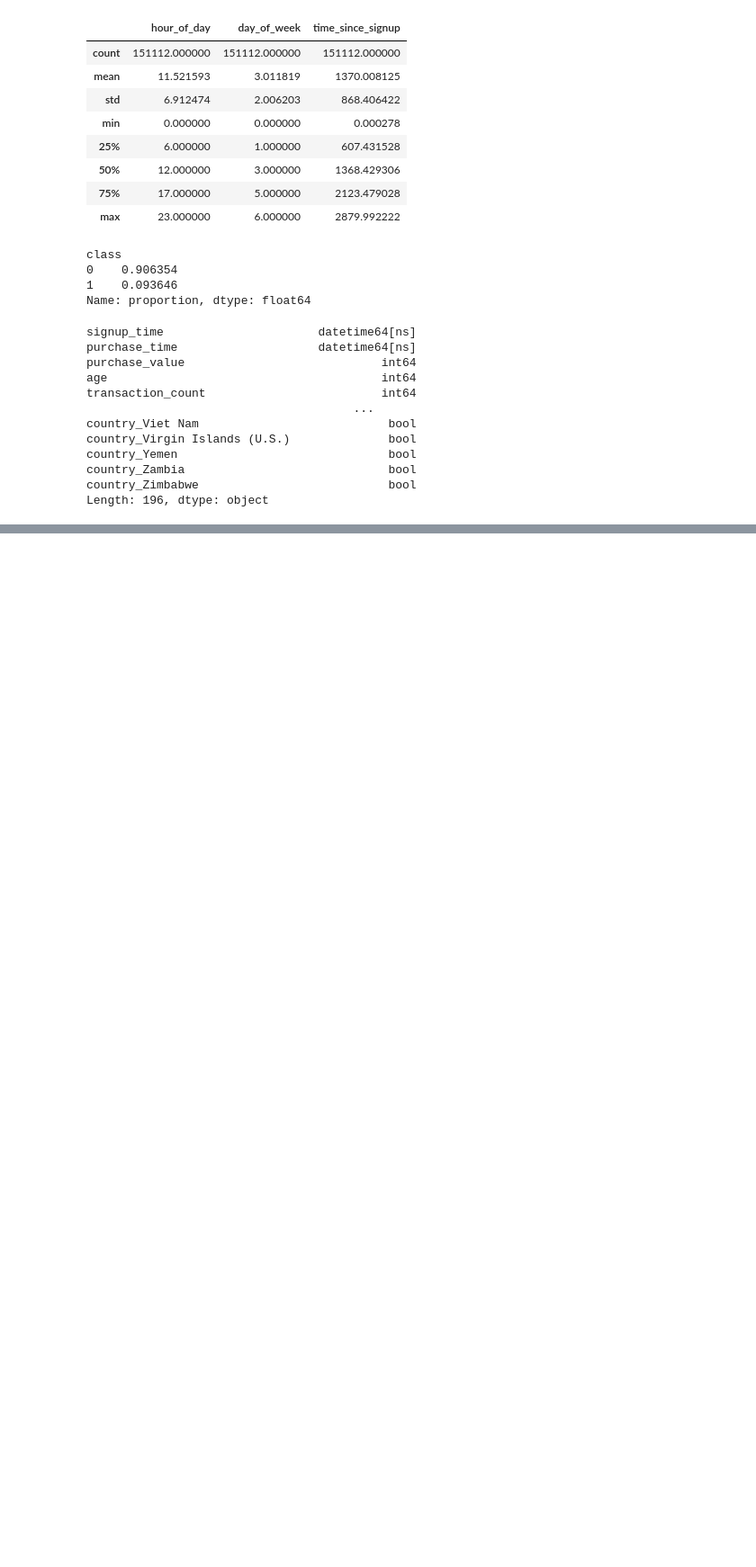
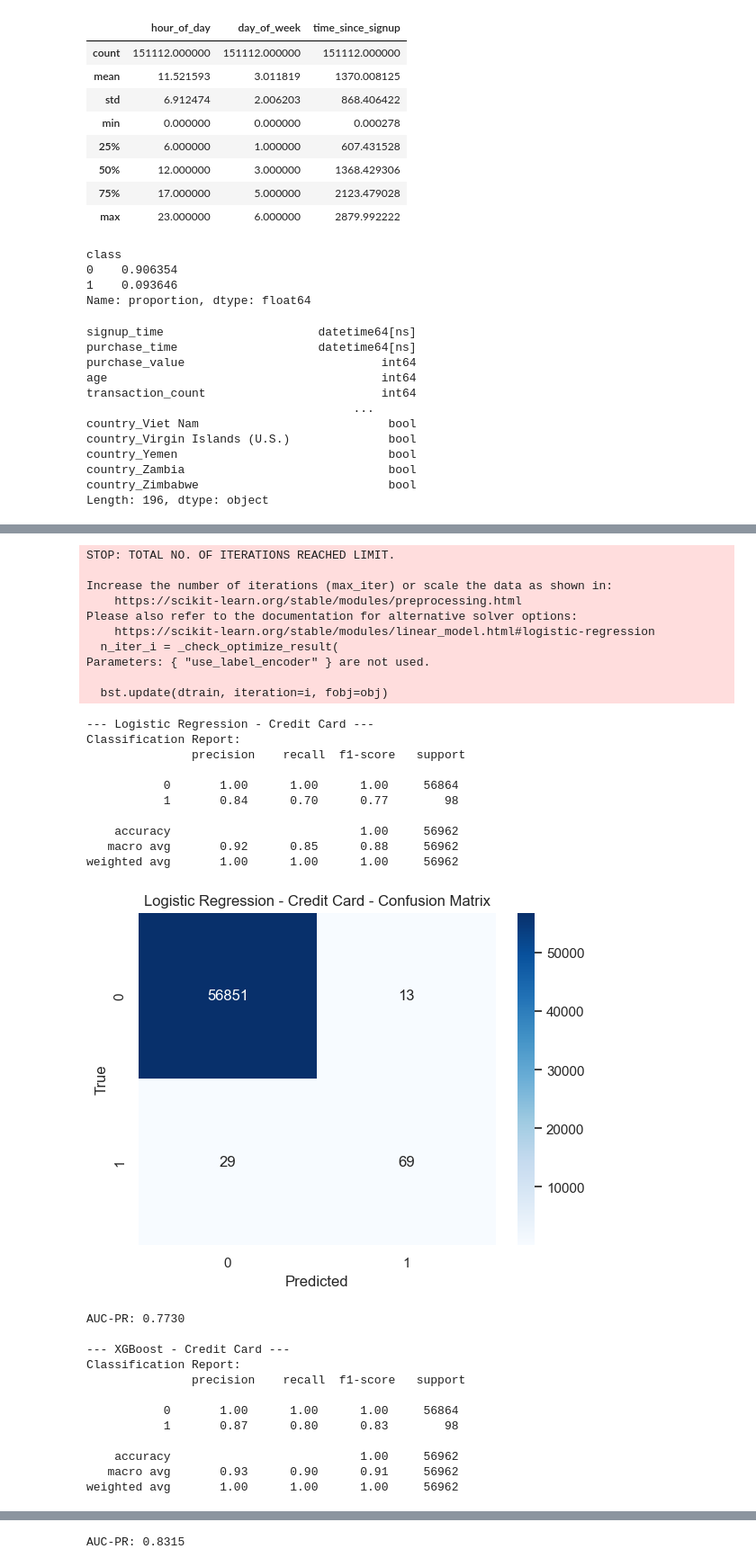
Before and after one commit to Helina-Bikes/fraud-detection-week8, a Jupyter notebook: notebooks/data_preprocessing.ipynb, the cells around one changed output, grey strips where cells are left out. Shown: that part at 90% size. Saved outputs shown, nothing was run; the diff lists cells and outputs as text; code cells hidden in the pictures; blank space fills up the shorter version.

Commit message:
model(logistic and xgboostmodel)traning and measuring different matrics

```diff
--- a/notebooks/data_preprocessing.ipynb
+++ b/notebooks/data_preprocessing.ipynb
@@ -292,0 +349,71 @@ Length: 196, dtype: object
+# %%
+from sklearn.linear_model import LogisticRegression
+from sklearn.ensemble import RandomForestClassifier
+from xgboost import XGBClassifier
+
+from sklearn.metrics import classification_report, confusion_matrix, f1_score, precision_recall_curve, auc
+import matplotlib.pyplot as plt
+import seaborn as sns
+
+X_cc_train, X_cc_test, y_cc_train, y_cc_test
+lr_credit = LogisticRegression(max_iter=1000)
+lr_credit.fit(X_cc_train, y_cc_train)
+y_pred_lr_credit = lr_credit.predict(X_cc_test)
+
+
+xgb_credit = XGBClassifier(use_label_encoder=False, eval_metric='logloss')
+xgb_credit.fit(X_cc_train, y_cc_train)
+y_pred_xgb_credit = xgb_credit.predict(X_cc_test)
+
+
+def evaluate_model(y_true, y_pred, model_name):
+    print(f"\n--- {model_name} ---")
+    print("Classification Report:\n", classification_report(y_true, y_pred))
+    cm = confusion_matrix(y_true, y_pred)
+    sns.heatmap(cm, annot=True, fmt="d", cmap="Blues")
+    plt.title(f"{model_name} - Confusion Matrix")
+    plt.xlabel("Predicted")
+    plt.ylabel("True")
+    plt.show()
+
+    # AUC-PR
+    precision, recall, _ = precision_recall_curve(y_true, y_pred)
+    auc_pr = auc(recall, precision)
+    print(f"AUC-PR: {auc_pr:.4f}")
+
+evaluate_model(y_cc_test, y_pred_lr_credit, "Logistic Regression - Credit Card")
+evaluate_model(y_cc_test, y_pred_xgb_credit, "XGBoost - Credit Card")
+# %% [output]
+STOP: TOTAL NO. OF ITERATIONS REACHED LIMIT.
+
+Increase the number of iterations (max_iter) or scale the data as shown in:
+    https://scikit-learn.org/stable/modules/preprocessing.html
+Please also refer to the documentation for alternative solver options:
+    https://scikit-learn.org/stable/modules/linear_model.html#logistic-regression
+  n_iter_i = _check_optimize_result(
+Parameters: { "use_label_encoder" } are not used.
+
+  bst.update(dtrain, iteration=i, fobj=obj)
+--- Logistic Regression - Credit Card ---
+Classification Report:
+               precision    recall  f1-score   support
+
+           0       1.00      1.00      1.00     56864
+           1       0.84      0.70      0.77        98
+
+    accuracy                           1.00     56962
+   macro avg       0.92      0.85      0.88     56962
+weighted avg       1.00      1.00      1.00     56962
+[figure, added]
+AUC-PR: 0.7730
+
+--- XGBoost - Credit Card ---
+Classification Report:
+               precision    recall  f1-score   support
+
+           0       1.00      1.00      1.00     56864
+           1       0.87      0.80      0.83        98
+
+    accuracy                           1.00     56962
+   macro avg       0.93      0.90      0.91     56962
+weighted avg       1.00      1.00      1.00     56962
@@ -292,0 +421 @@ Length: 196, dtype: object
+AUC-PR: 0.8315
```
Also changed, not shown: parts of 5 cells of this notebook, 1 other file.
